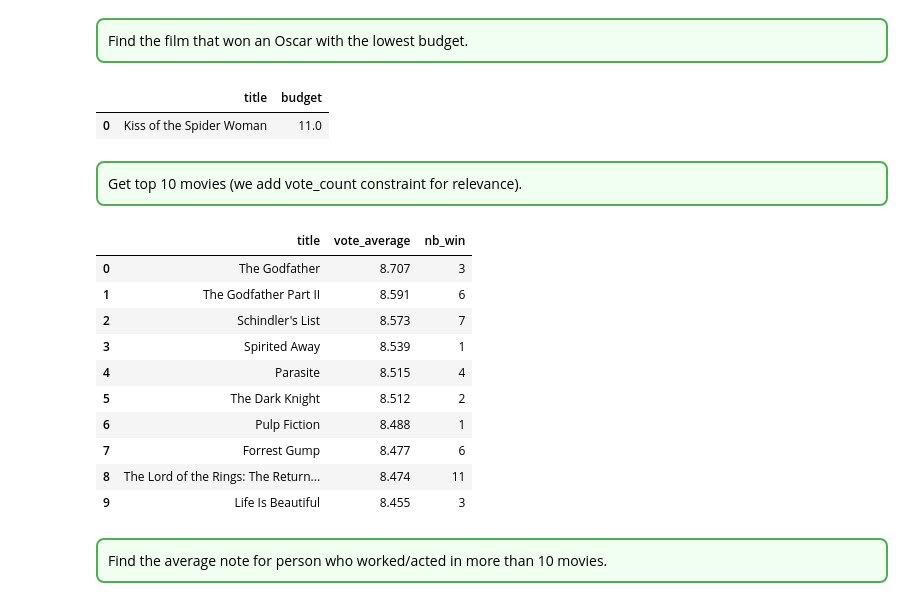
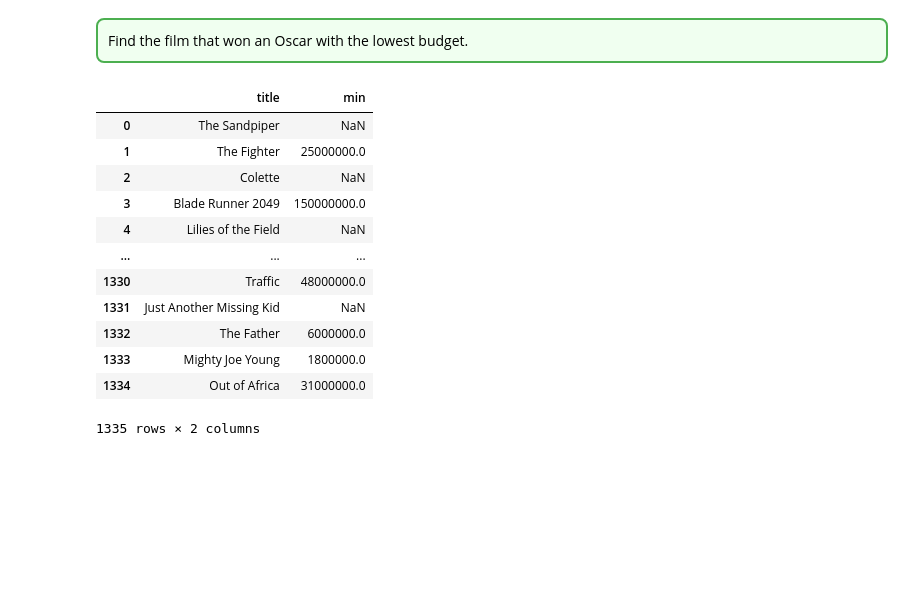
Before and after one commit to Danila-Pechenev/databases_project, a Jupyter notebook: db_project.ipynb, the cells around one changed output. Saved outputs shown, nothing was run; the diff lists cells and outputs as text; code cells hidden in the pictures; blank space fills up the shorter version.

Commit message:
add query, correct issue

```diff
--- a/db_project.ipynb
+++ b/db_project.ipynb
@@ -987,47 +1011,27 @@ JOIN brad_movie USING(film_id);
 Find the film that won an Oscar with the lowest budget.
 </div>
 # %%
-run_query("""
-    SELECT f.title, f.budget
-    FROM film f
-    JOIN nomination n ON f.film_id = n.film_id
-    JOIN award a ON n.award_id = a.award_id
-    WHERE n.is_winner AND f.budget != 'NaN'
-    ORDER BY  f.budget ASC
-    LIMIT 1;
-;
-"""
-)
+# TODO: correct query
+
+# run_query("""
+# SELECT f.title, MIN(f.budget)
+# FROM film f
+# JOIN nomination n USING(film_id)
+# WHERE is_winner
+# GROUP BY f.title;
+# """
+# )
 # %% [output]
-|  | title | budget |
-| 0 | Kiss of the Spider Woman | 11.0 |
+|  | title | min |
+| 0 | The Sandpiper | NaN |
+| 1 | The Fighter | 25000000.0 |
+| 2 | Colette | NaN |
+| 3 | Blade Runner 2049 | 150000000.0 |
+| 4 | Lilies of the Field | NaN |
+| ... | ... | ... |
+| 1330 | Traffic | 48000000.0 |
+| 1331 | Just Another Missing Kid | NaN |
+| 1332 | The Father | 6000000.0 |
+| 1333 | Mighty Joe Young | 1800000.0 |
+| 1334 | Out of Africa | 31000000.0 |
+1335 rows × 2 columns
-# %% [markdown]
-<div style="border: 2px solid #4CAF50; padding: 10px; border-radius: 8px; background-color:#f0fff0">
-Get top 10 movies (we add vote_count constraint for relevance).
-</div>
-# %%
-run_query("""
-with film_win as ( select film_id, count(*) as nb_win
-from nomination where is_winner=true group by film_id)
-SELECT title, vote_average, nb_win
-FROM film F JOIN film_win fw USING (film_id)
-WHERE vote_average IS NOT NULL AND vote_count > 10000
-ORDER BY vote_average DESC
-LIMIT 10;
-""")
-# %% [output]
-|  | title | vote_average | nb_win |
-| 0 | The Godfather | 8.707 | 3 |
-| 1 | The Godfather Part II | 8.591 | 6 |
-| 2 | Schindler's List | 8.573 | 7 |
-| 3 | Spirited Away | 8.539 | 1 |
-| 4 | Parasite | 8.515 | 4 |
-| 5 | The Dark Knight | 8.512 | 2 |
-| 6 | Pulp Fiction | 8.488 | 1 |
-| 7 | Forrest Gump | 8.477 | 6 |
-| 8 | The Lord of the Rings: The Return... | 8.474 | 11 |
-| 9 | Life Is Beautiful | 8.455 | 3 |
-# %% [markdown]
-<div style="border: 2px solid #4CAF50; padding: 10px; border-radius: 8px; background-color:#f0fff0">
-Find the average note for person who worked/acted in more than 10 movies.
-</div>
```
Also changed, not shown: parts of 19 cells of this notebook.
